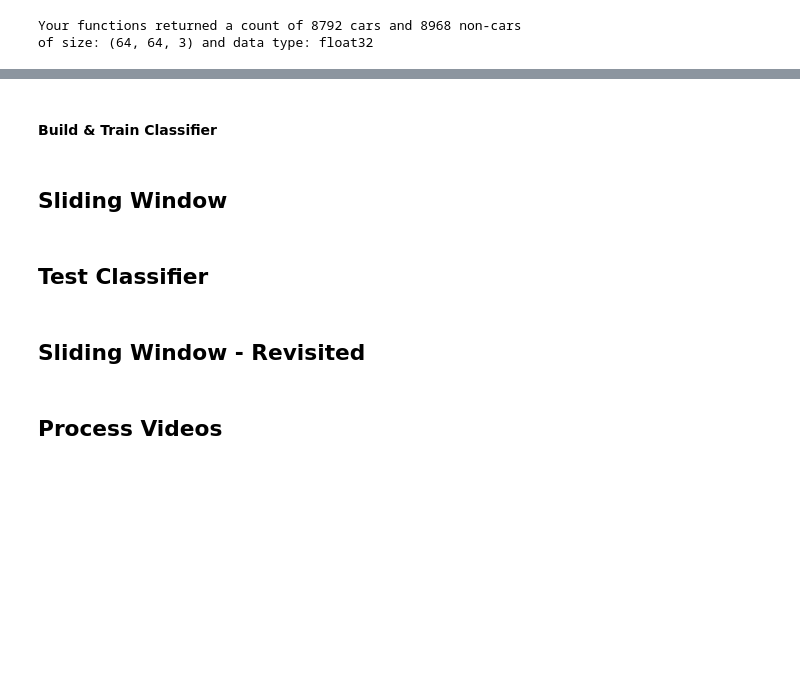
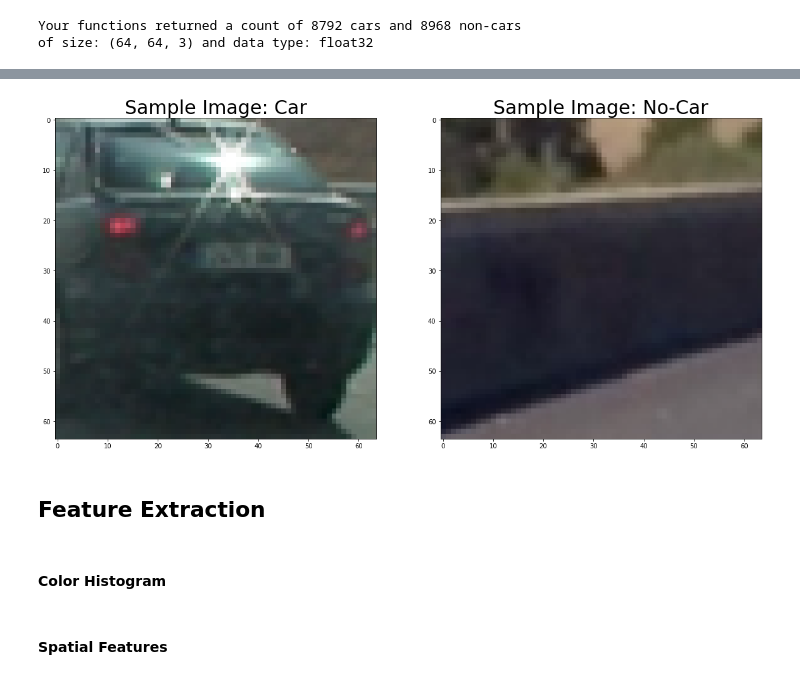
Before and after one commit to phillipsscott/carnd1.P5_Vehicle_Detection_and_Tracking, a Jupyter notebook: VehicleDetection.ipynb, the cells around one changed output, grey strips where cells are left out. Cells and saved outputs as stored; diff of their text form; code cells hidden in the pictures; blank space fills up the shorter version.

Commit message:
building out core functions

```diff
--- a/VehicleDetection.ipynb
+++ b/VehicleDetection.ipynb
@@ -203,10 +87,23 @@ else:
-# %% [markdown]
-#### Build & Train Classifier
-# %% [markdown]
-## Sliding Window
-# %% [markdown]
-## Test Classifier
-# %% [markdown]
-## Sliding Window - Revisited
-# %% [markdown]
-## Process Videos
+# %%
+# Choose random car / not-car indices and plot example images
+car_ind = np.random.randint(0, len(cars))
+notcar_ind = np.random.randint(0, len(notcars))
+
+# Read in car / not-car images
+car_image = mpimg.imread(cars[car_ind])
+notcar_image = mpimg.imread(notcars[notcar_ind])
+
+
+# Plot the examples
+f, (ax1, ax2) = plt.subplots(1,2,figsize=(20,10))
+ax1.imshow(car_image)
+ax1.set_title('Sample Image: Car', fontsize=30)
+ax2.imshow(notcar_image)
+ax2.set_title('Sample Image: No-Car', fontsize=30)
+f.savefig('./examples/01-car.noncar.png')
+# %% [output]
+[figure, added]
+# %% [markdown]
+## Feature Extraction
+# %% [markdown]
+#### Color Histogram
@@ -212,0 +128,2 @@ else:
+# %% [markdown]
+#### Spatial Features
```
Also changed, not shown: parts of 55 cells of this notebook, 1 other file.
